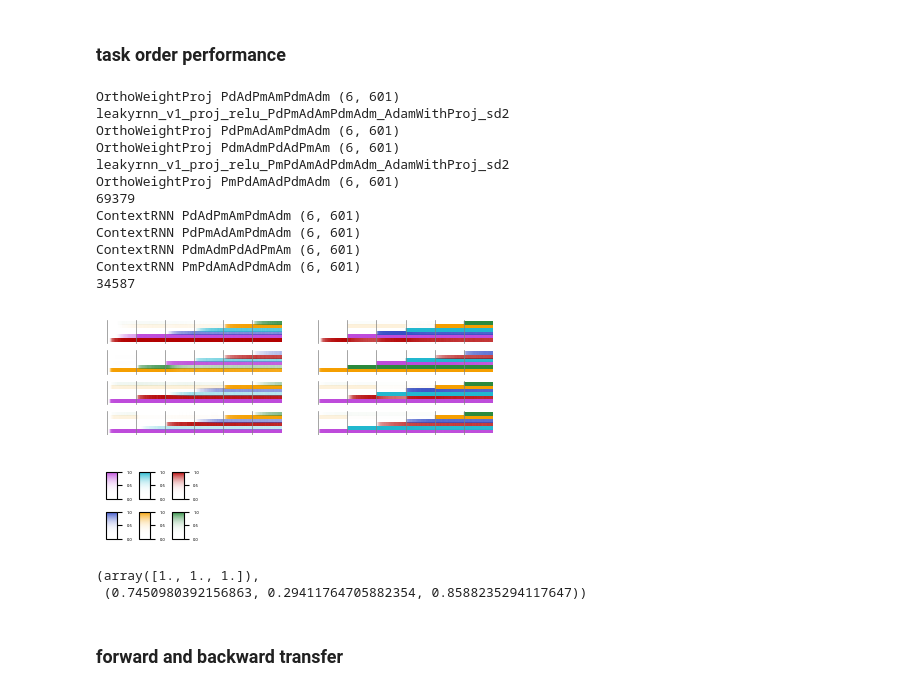
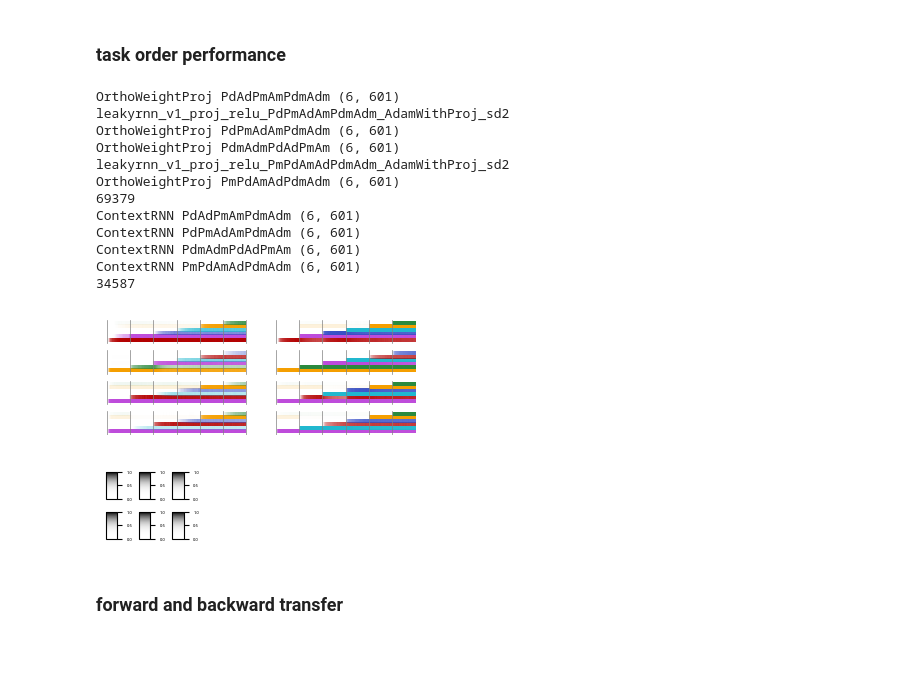
Before and after one commit to hzshan/context_inference_rnn, a Jupyter notebook: train.ipynb, the cells around one changed output. Cells and saved outputs as stored; diff of their text form; code cells hidden in the pictures; blank space fills up the shorter version.

```diff
--- a/train.ipynb
+++ b/train.ipynb
@@ -90,7 +99,7 @@ fig.savefig(fig_name.replace('.png', '.pdf'), bbox_inches='tight')
 # %%
 import matplotlib.colors as mcolors
 plt.rcParams.update({'font.size': 6,})
-fig, axes = plt.subplots(1, 2, figsize=(5, 1.5))
+fig, axes = plt.subplots(1, 2, figsize=(4, 1.5))
 nonlin_str = '_relu'
 n_task = 6
 y_gap = 3
@@ -124,34 +133,34 @@ for i_model, model_title in enumerate(model_titles):
             rgba = np.zeros((*plot_arr.shape, 4))
             rgba[..., :3] = mcolors.to_rgb(color_dict[task_ts])
             rgba[..., 3] = plot_arr ** 3
             ax.imshow(rgba, aspect='auto', extent=[0, n_ckpt, plot_y, plot_y+1], origin='lower')
     print(sum(p.numel() for p in model.parameters() if p.requires_grad), flush=True)
     ymax = (len(task_order_list) - 1) * (n_task + y_gap) + n_task
     dn_ckpt = config['num_iter'] / config['ckpt_step']
     for ix in range(n_task + 1):
         for i_order in range(len(task_order_list)):
             plot_y = i_order * (n_task + y_gap)
             ax.plot([ix * dn_ckpt + 1] * 2, [plot_y - 0.5, plot_y + n_task + 0.5], color='gray', alpha=1, linewidth=0.5)
     ax.set_xlim(0 - 2, n_ckpt + 2)
     ax.set_ylim(0 - 0.6, ymax + 0.6)
     ax.axis('off')
 fig_name = f'./figures/task_order_performance.png'
 fig.savefig(fig_name, bbox_inches='tight')
 fig.savefig(fig_name.replace('.png', '.pdf'), bbox_inches='tight')
 # %% [output]
 OrthoWeightProj PdAdPmAmPdmAdm (6, 601)
 leakyrnn_v1_proj_relu_PdPmAdAmPdmAdm_AdamWithProj_sd2
 OrthoWeightProj PdPmAdAmPdmAdm (6, 601)
 OrthoWeightProj PdmAdmPdAdPmAm (6, 601)
 leakyrnn_v1_proj_relu_PmPdAmAdPdmAdm_AdamWithProj_sd2
 OrthoWeightProj PmPdAmAdPdmAdm (6, 601)
 69379
 ContextRNN PdAdPmAmPdmAdm (6, 601)
 ContextRNN PdPmAdAmPdmAdm (6, 601)
 ContextRNN PdmAdmPdAdPmAm (6, 601)
 ContextRNN PmPdAmAdPdmAdm (6, 601)
 34587
-[figure, old version]
+[figure, new version]
 # %%
 import numpy as np
 import matplotlib.pyplot as plt
@@ -170,7 +179,7 @@ fig.subplots_adjust(wspace=2, hspace=0.5)
 
 task_list = ['PRO_D', 'ANTI_D', 'PRO_M', 'ANTI_M', 'PRO_DM', 'ANTI_DM']
 for ax, task in zip(axes.flatten(), task_list):
-    base_color = np.array(mcolors.to_rgb(color_dict[task]))
+    base_color = np.zeros(3) #'#np.array(mcolors.to_rgb(color_dict[task]))
     rgba_colors = [(1 - alpha) * bg_color + alpha * base_color for alpha in alpha_vals]
     cmap = ListedColormap(rgba_colors)
     sm = ScalarMappable(cmap=cmap, norm=Normalize(vmin=0, vmax=1))
@@ -188,12 +197,7 @@ fig.savefig(fig_name.replace('.png', '.pdf'), bbox_inches='tight')
 
 # Add colorbar
 # %% [output]
-[figure, old version]
+[figure, new version]
-# %%
-bg_color, base_color
-# %% [output]
-(array([1., 1., 1.]),
- (0.7450980392156863, 0.29411764705882354, 0.8588235294117647))
 # %% [markdown]
 ### forward and backward transfer
 # %%
```
Also changed, not shown: parts of 5 cells of this notebook, 2 other files.
